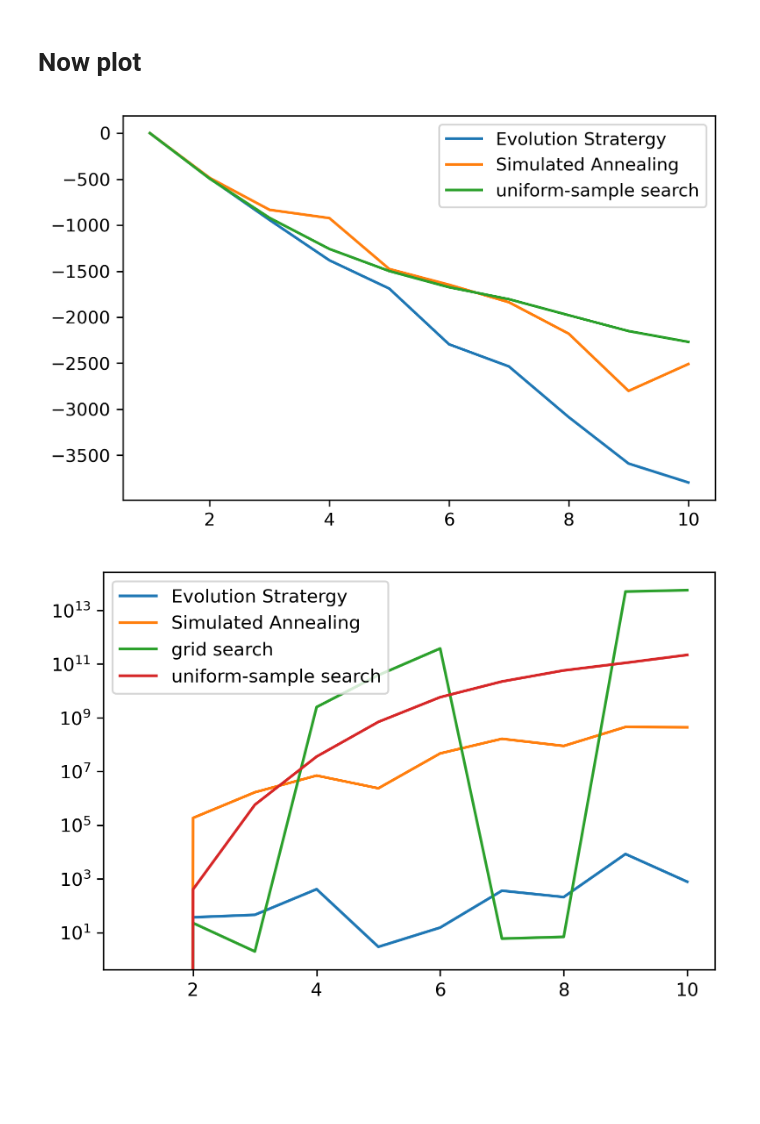
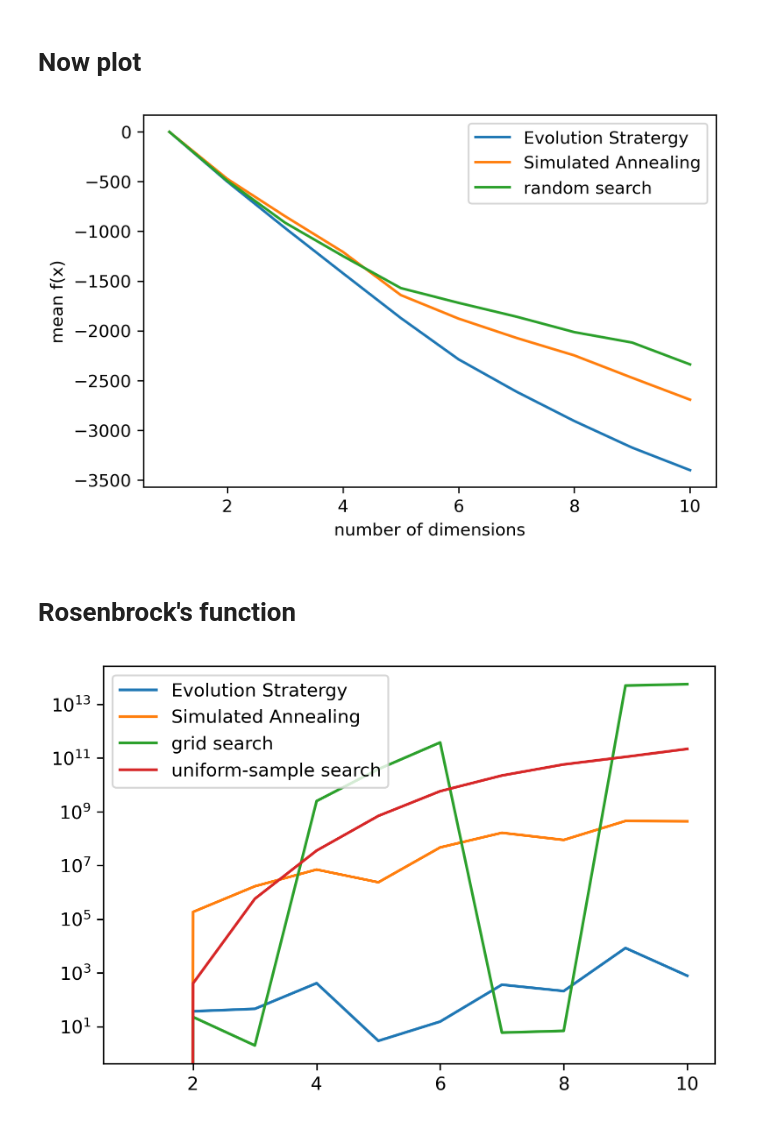
Before and after one commit to lollcat/Metaheuristic_optimisation, a Jupyter notebook: Performance with DIM.ipynb, the cells around one changed output. Cells and saved outputs as stored; diff of their text form; code cells hidden in the pictures; blank space fills up the shorter version.

```diff
--- a/Performance with DIM.ipynb
+++ b/Performance with DIM.ipynb
@@ -118,14 +121,14 @@ os.listdir(SA_parent_loc)
  'Rosenbrock__many_dim1610816011.6750093.pkl',
  'SIMP_only_alpha_markov_chain1610699448.6798203.pkl']
 # %%
-SA_file = 'many_dim1610782755.6754386.pkl'
+SA_file = 'many_dim1610951989.365302.pkl' #'many_dim1610782755.6754386.pkl'#  #
 SA_result_list = pickle.load(open(SA_parent_loc + SA_file, "rb"))
 
 SA_file_ROS =  'Rosenbrock__many_dim1610816011.6750093.pkl'
 SA_result_list_ROS = pickle.load(open(SA_parent_loc + SA_file_ROS, "rb"))
 # %%
 SA_results_df = pd.DataFrame()
-for result in SA_result_list:
+for result in SA_result_list[0:10]:
     SA_results_df = SA_results_df.append(result, ignore_index=True)
 # %%
 SA_results_df_ROS = pd.DataFrame()
@@ -145,14 +155,14 @@ os.listdir(ES_parent_loc)
  'Rosenbrockmany_dim1610815760.4354157.pkl',
  'Rosenbrockmany_dim1610815859.9033656.pkl']
 # %%
-ES_file = 'many_dim1610782821.5583565.pkl'
+ES_file = 'many_dim1610951815.1017735.pkl' # 'many_dim1610782821.5583565.pkl' #  #
 ES_result_list = pickle.load(open(ES_parent_loc + ES_file, "rb"))
 
 ES_file_ROS = 'Rosenbrockmany_dim1610815859.9033656.pkl'
 ES_result_list_ROS = pickle.load(open(ES_parent_loc + ES_file_ROS, "rb"))
 # %%
 ES_results_df = pd.DataFrame()
-for result in ES_result_list:
+for result in ES_result_list[0:10]:
     ES_results_df = ES_results_df.append(result, ignore_index=True)
 #ES_results_df.head()
 # %%
@@ -164,12 +174,17 @@ for result in ES_result_list_ROS:
 # %%
 plt.plot(ES_results_df["x_length"], ES_results_df["mean_performance_final"], label="Evolution Stratergy")
 plt.plot(SA_results_df["x_length"], SA_results_df["mean_performance_final"], label="Simulated Annealing")
 #plt.plot(grid_search_results[:, 0], grid_search_results[:, 1], label="grid search")
-plt.plot(random_search_results[:, 0], random_search_results[:, 1], label="uniform-sample search")
+plt.plot(random_search_results[:, 0], random_search_results[:, 1], label="random search")
 plt.legend()
+plt
+plt.xlabel("number of dimensions")
+plt.ylabel("mean f(x)")
 plt.savefig("./Figures/DIM.png")
 # %% [output]
-[figure, old version]
+[figure, new version]
+# %% [markdown]
+# Rosenbrock's function
 # %%
 plt.plot(ES_results_df_ROS["x_length"], ES_results_df_ROS["mean_performance_final"], label="Evolution Stratergy")
 plt.plot(SA_results_df_ROS["x_length"], SA_results_df_ROS["mean_performance_final"], label="Simulated Annealing")
```
Also changed, not shown: parts of 3 cells of this notebook, 33 other files.
